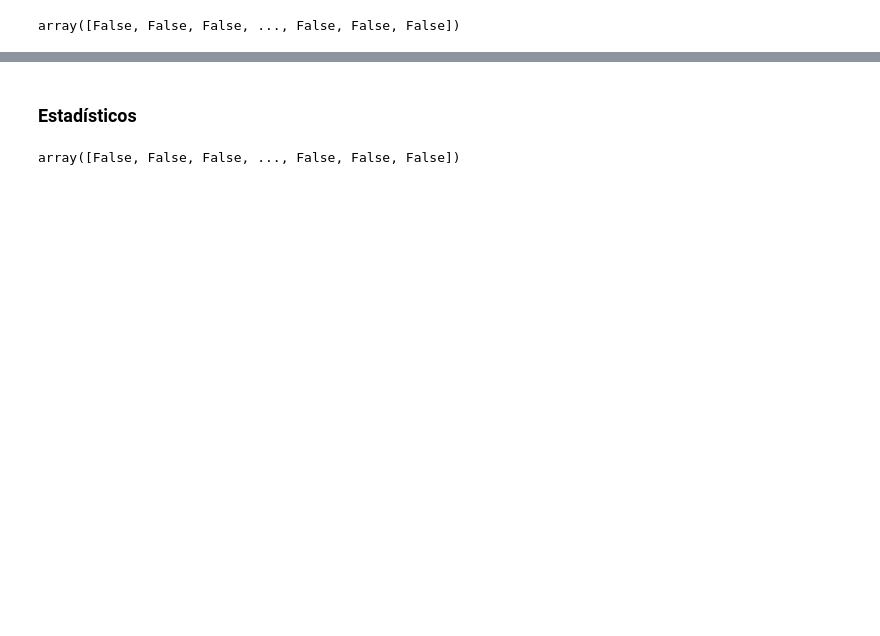
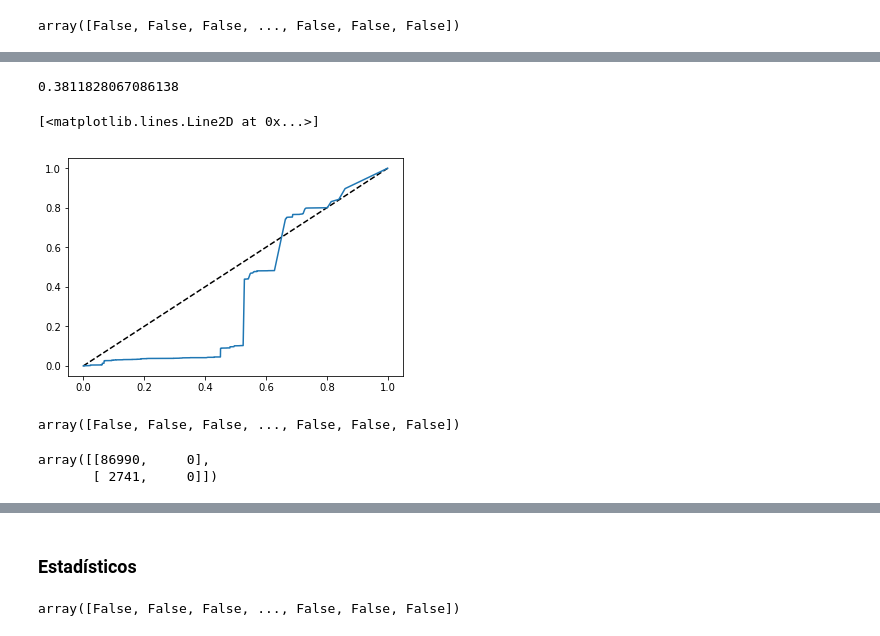
Before and after one commit to jlgarridol/TFG-SmartBeds, a Jupyter notebook: src/One-Class/One-Class (Test).ipynb, the cells around one changed output, grey strips where cells are left out. Saved outputs shown, nothing was run; the diff lists cells and outputs as text; code cells hidden in the pictures; blank space fills up the shorter version.

```diff
--- a/src/One-Class/One-Class (Test).ipynb
+++ b/src/One-Class/One-Class (Test).ipynb
@@ -73,0 +98,22 @@ array([[86990,     0],
+# %%
+scr = raw_clf.score_samples(segunda_datos)
+fpr, tpr, thr = mtr.roc_curve(segunda['target'],scr)
+print(mtr.roc_auc_score(segunda['target'],scr))
+plt.plot([0, 1], [0, 1], 'k--')
+plt.plot(fpr,tpr)
+# %% [output]
+0.3811828067086138
+[<matplotlib.lines.Line2D at 0x...>]
+[figure, added]
+# %%
+predict = raw_clf.predict(tercera_datos)
+predict[predict==-1]=0
+predict = predict.astype('bool')
+predict
+# %% [output]
+array([False, False, False, ..., False, False, False])
+# %%
+mtr.confusion_matrix(tercera['target'],predict)
+# %% [output]
+array([[86990,     0],
+       [ 2741,     0]])
```
Also changed, not shown: parts of 45 cells of this notebook, 9 other files.
